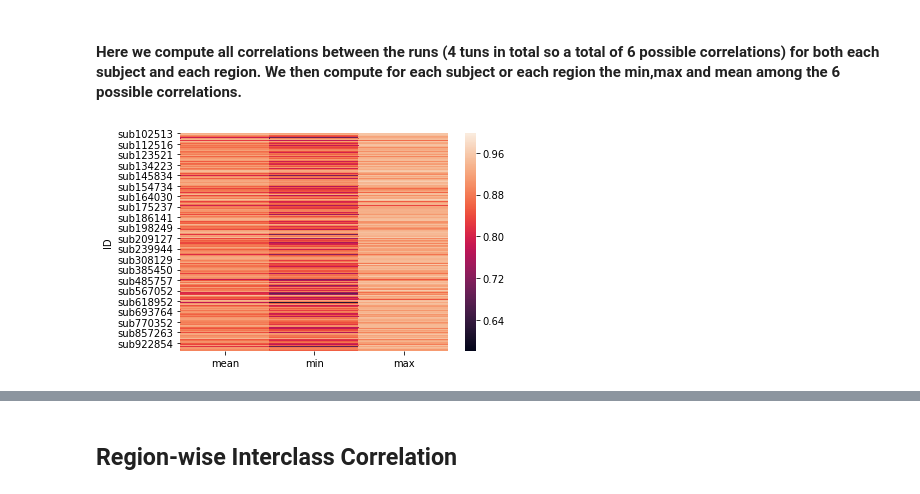
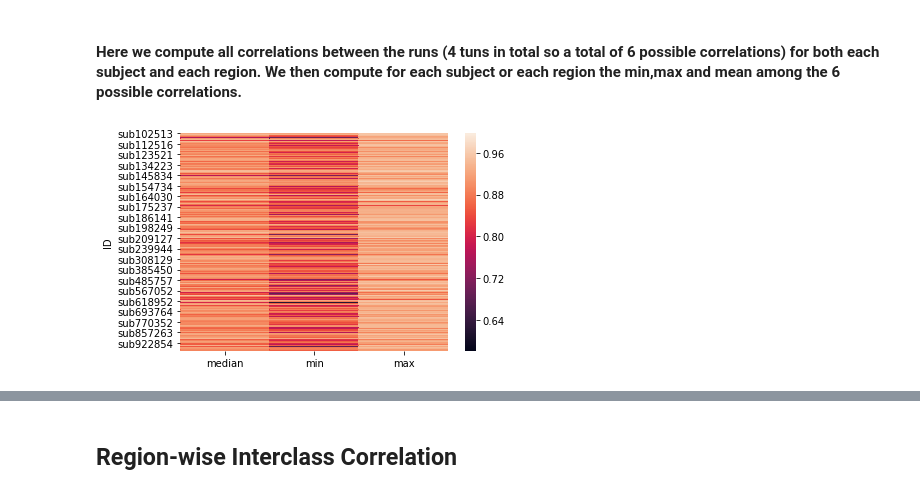
Before and after one commit to DylanYang7225/FMRI-Analysis, a Jupyter notebook: part5_Intraclass_Correlation_and_Interclass_Correlation.ipynb, the cells around one changed output, grey strips where cells are left out. Saved outputs shown, nothing was run; the diff lists cells and outputs as text; code cells hidden in the pictures.

```diff
--- a/part5_Intraclass_Correlation_and_Interclass_Correlation.ipynb
+++ b/part5_Intraclass_Correlation_and_Interclass_Correlation.ipynb
@@ -322,13 +309,14 @@ sub_corr34 = pd.DataFrame(sub_corr34,index=sub_IDs,columns=['run3_vs_run4'])
 # %%
 sub_corr = pd.concat([sub_corr12,sub_corr13,sub_corr14,sub_corr23,sub_corr24,sub_corr34],axis=1,sort=True)
 # %%
-sub_corr['mean'] = sub_corr.mean(axis=1)
+sub_corr['median'] = sub_corr.median(axis=1)
 sub_corr['min'] = sub_corr.min(axis=1)
 sub_corr['max'] = sub_corr.max(axis=1)
+sub_corr['mad'] = sub_corr.mad(axis=1)
 # %%
-min_max_mean = sub_corr[['mean','min','max']]
+min_max_median = sub_corr[['median','min','max']]
 # %%
-seaborn.heatmap(min_max_mean)
+seaborn.heatmap(min_max_median)
 plt.show()
 # %% [output]
-[figure, old version]
+[figure, new version]
```
Also changed, not shown: parts of 14 cells of this notebook.
